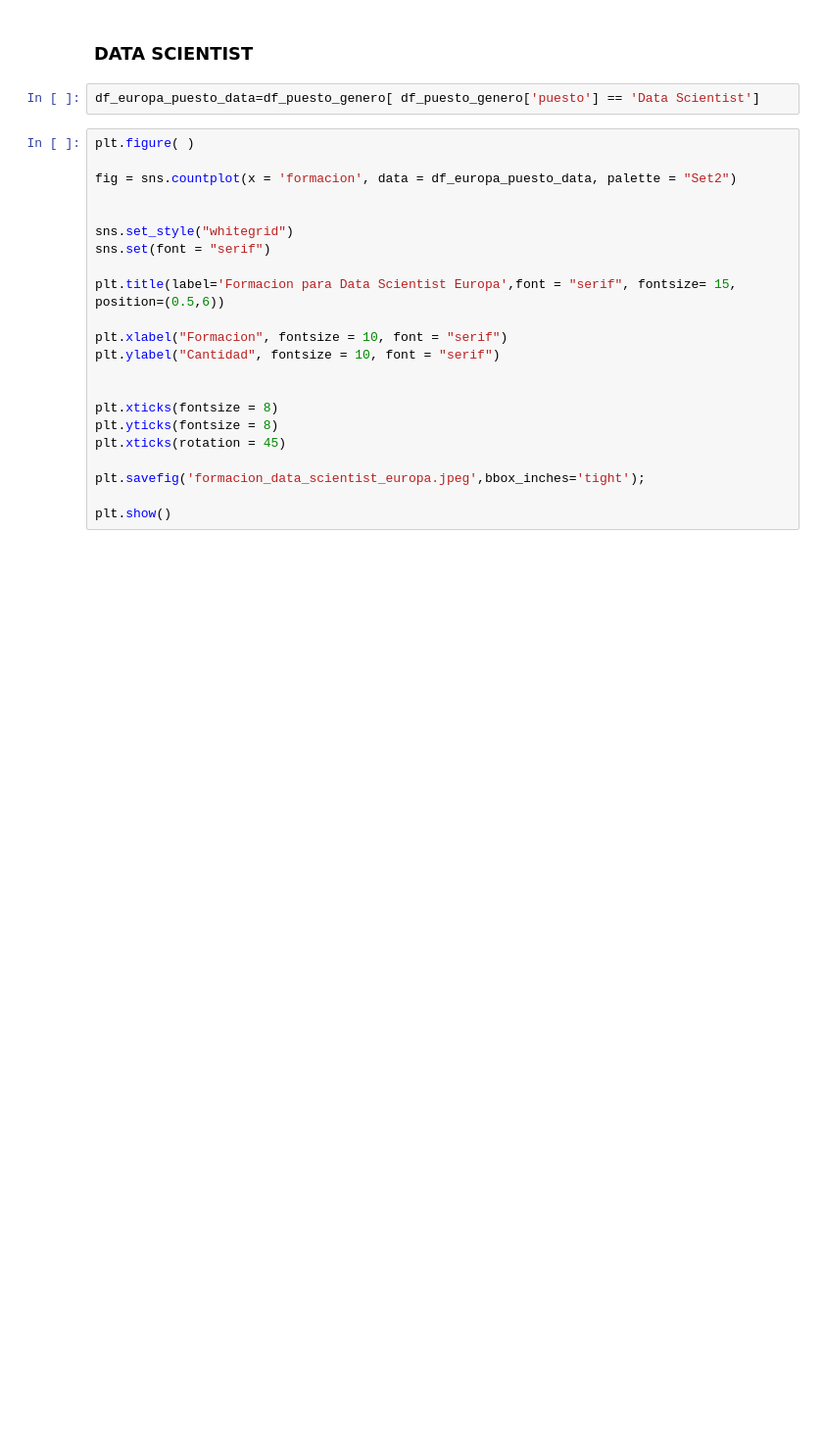
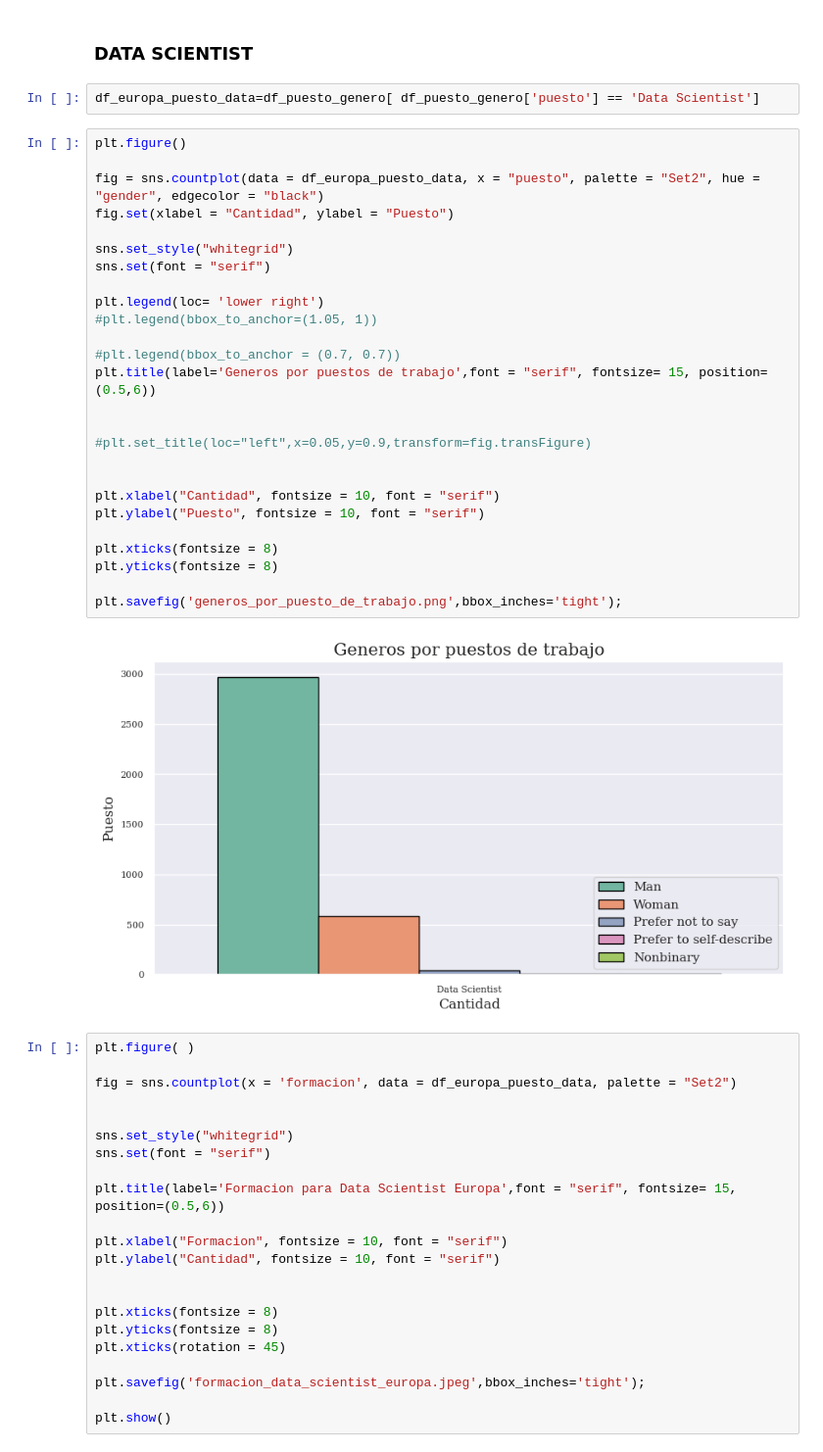
Before and after one commit to Adalab/project-DA-promo-c-modulo-2-team-5, a Jupyter notebook: Sprint3/sprint3_proyecto_modulo2.ipynb, the cells around one changed output. Shown at 98% size. Drawn from its saved outputs; the diff is of its cells as text; blank space fills up the shorter version.

```diff
--- a/Sprint3/sprint3_proyecto_modulo2.ipynb
+++ b/Sprint3/sprint3_proyecto_modulo2.ipynb
@@ -258,6 +258,34 @@ array(['Research Scientist', 'Data Analyst', 'Machine Learning Engineer',
 ### DATA SCIENTIST
 # %%
 df_europa_puesto_data=df_puesto_genero[ df_puesto_genero['puesto'] == 'Data Scientist']
+# %%
+plt.figure()
+
+fig = sns.countplot(data = df_europa_puesto_data, x = "puesto", palette = "Set2", hue = "gender", edgecolor = "black")
+fig.set(xlabel = "Cantidad", ylabel = "Puesto")
+
+sns.set_style("whitegrid")
+sns.set(font = "serif")
+
+plt.legend(loc= 'lower right')
+#plt.legend(bbox_to_anchor=(1.05, 1))
+
+#plt.legend(bbox_to_anchor = (0.7, 0.7))
+plt.title(label='Generos por puestos de trabajo',font = "serif", fontsize= 15, position=(0.5,6))
+
+
+#plt.set_title(loc="left",x=0.05,y=0.9,transform=fig.transFigure)
+
+
+plt.xlabel("Cantidad", fontsize = 10, font = "serif")
+plt.ylabel("Puesto", fontsize = 10, font = "serif")
+
+plt.xticks(fontsize = 8)
+plt.yticks(fontsize = 8)
+
+plt.savefig('generos_por_puesto_de_trabajo.png',bbox_inches='tight');
+# %% [output]
+[figure, added]
 # %%
 plt.figure( )
 
```
Also changed, not shown: parts of 5 cells of this notebook, 5 other files.
